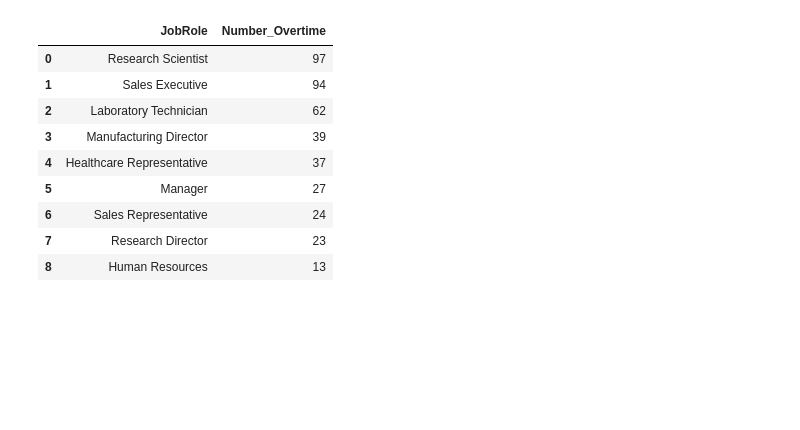
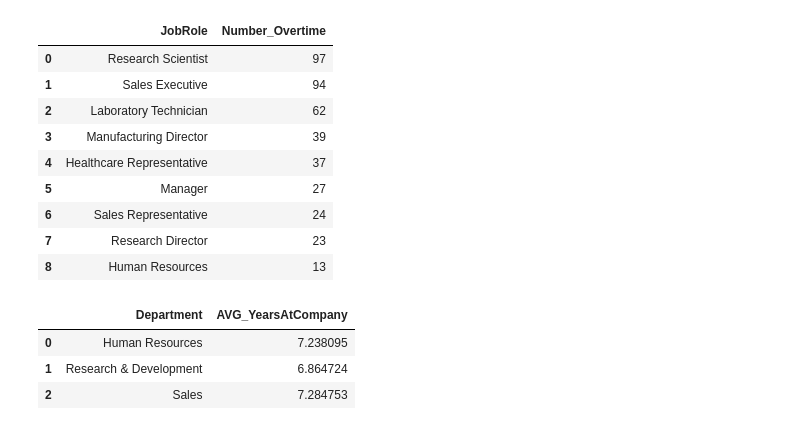
Before and after one commit to ibrahim-alatyan/HR_Analysis_DASHBOARD, a Jupyter notebook: Analysis.ipynb, the cells around one changed output. Cells and saved outputs as stored; diff of their text form; code cells hidden in the pictures; blank space fills up the shorter version.

```diff
--- a/Analysis.ipynb
+++ b/Analysis.ipynb
@@ -351,3 +351,14 @@ mostOvertime_sql
 | 6 | Sales Representative | 24 |
 | 7 | Research Director | 23 |
 | 8 | Human Resources | 13 |
+# %%
+#Q10/ What Average years at company by department ?
+avg_year_byDep_sql = pd.read_sql_query("""SELECT Department, AVG(YearsAtCompany) AS AVG_YearsAtCompany
+                        FROM employees
+                        GROUP BY Department;""",conn)
+avg_year_byDep_sql
+# %% [output]
+|  | Department | AVG_YearsAtCompany |
+| 0 | Human Resources | 7.238095 |
+| 1 | Research & Development | 6.864724 |
+| 2 | Sales | 7.284753 |
```
